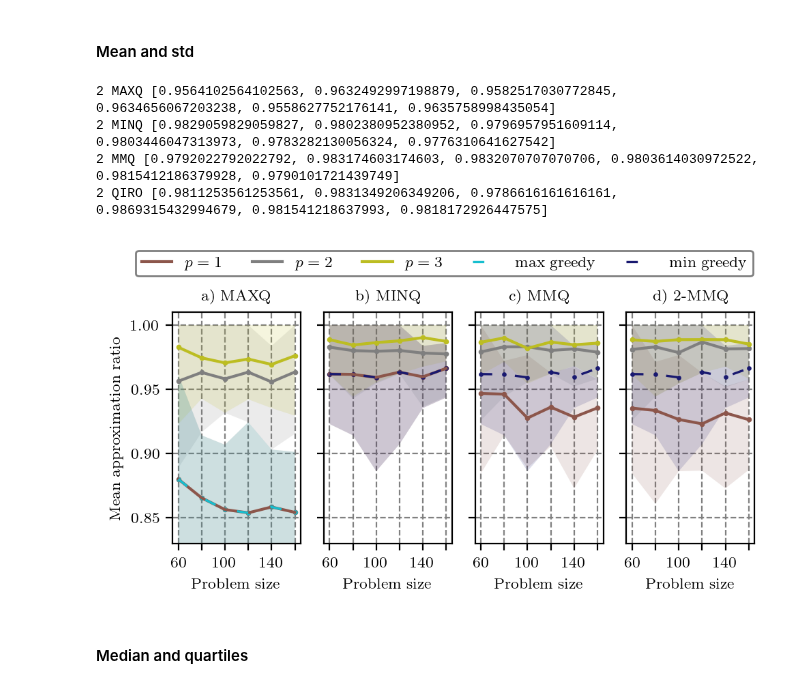
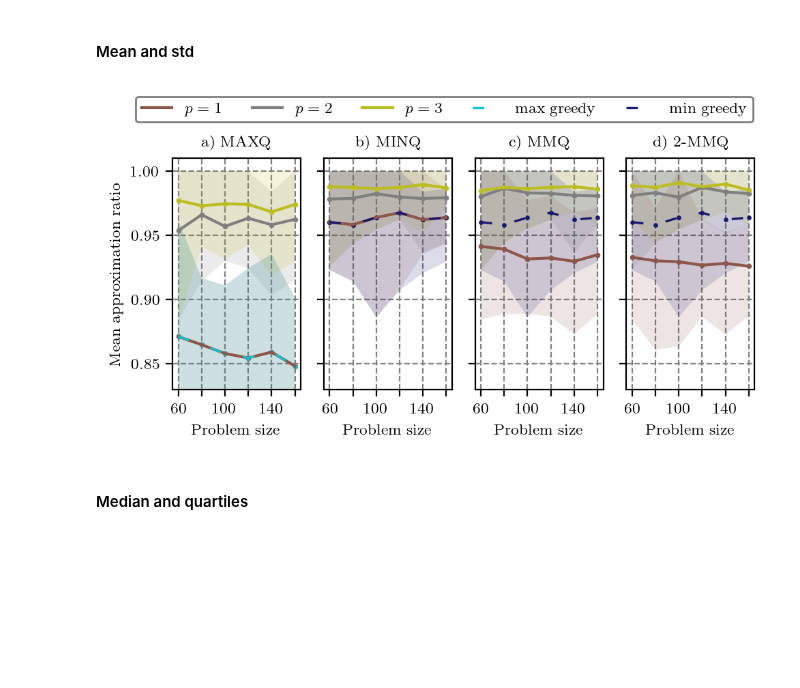
Before and after one commit to jernejrudifinzgar/qiro, a Jupyter notebook: Experiments/MIS_QIRO/scripts/plotting.ipynb, the cells around one changed output. Saved outputs shown, nothing was run; the diff lists cells and outputs as text; code cells hidden in the pictures; blank space fills up the shorter version.

```diff
--- a/Experiments/MIS_QIRO/scripts/plotting.ipynb
+++ b/Experiments/MIS_QIRO/scripts/plotting.ipynb
@@ -140,7 +137,7 @@ plotting_dic['max_greedy'] = []
 plotting_dic['min_greedy'] = []
 for variation in variations:
     for p in ps:
-        mean, std, median, lower_quantile, upper_quantilem, minimum, maximum = get_results(variation, p, runs, ns, iterations, version)
+        mean, std, median, lower_quantile, upper_quantile, minimum, maximum = get_results(variation, p, runs, ns, iterations, version)
         sub_dic = {}
         sub_dic['mean'] = mean
         sub_dic['std'] = std
@@ -246,8 +243,6 @@ for idx, ax in enumerate(axs):
     for p in ps:
 
         mean = plotting_dic[variation][p-1]['mean']
-        if p==2:
-            print(p, variation, mean)
 
         ax.scatter(ns, mean, s=3, label='_nolegend_', color=colors[counter+6])
         ax.plot(ns, mean, linestyle='solid', linewidth=1.5, label=labels[counter], color=colors[counter+6])
@@ -262,6 +257,8 @@ for idx, ax in enumerate(axs):
         counter +=1
     else:
         mean = plotting_dic['min_greedy'][0]['mean']
+        mean = plotting_dic['MINQ'][0]['mean']
+
 
         ax.scatter(ns, mean, s=2, label='_nolegend_', color=colors[counter+6])
         ax.plot(ns, mean, linestyle=(0, (5, 10)), linewidth=1.2, label=labels[counter], color=colors[counter+6])
@@ -274,38 +271,34 @@ for ax in axs:
     ax.set_axisbelow(True)
     ax.set_xticks(ns, [60, None, 100, None, 140, None])
    #ax.set_yscale('logit')
     ax.set_ylim(bottom=0.83, top=1.01)
 
 
 
 axs[0].set_ylabel('Mean approximation ratio')
 #ax1.set_xticks(range(1, 17, 2), np.round(np.linspace(0.1, 0.80, 8), 2))
 #ax1.set_xticks()
 # ax1.set_yscale('logit')
 axs[0].set_title('a) MAXQ', loc='center')
 axs[1].set_title('b) MINQ', loc='center')
 axs[2].set_title('c) MMQ', loc='center')
 axs[3].set_title('d) 2-MMQ', loc='center')
 # #ax1.gca()
 # ax1.yaxis.set_ticklabels([])
 # ax1.set_ylim(bottom=0.79, top=0.9997)
 #axs[0].set_yticks(major_yticks_pos, major_yticks_names)
 #axs[0].set_yticks(minor_yticks_pos, minor_ticks_names, minor=True)
 
 plt.tight_layout()
 lines, labels = axs[0].get_legend_handles_labels()
 lines2, labels2 = axs[1].get_legend_handles_labels()
 lines.append(lines2[-1])
 labels.append(labels2[-1])
 axs[1].legend(lines, labels, loc='upper center', ncols=6, bbox_to_anchor=(0.94, 1.3), fancybox=True, edgecolor = 'grey', framealpha=1, facecolor=None)
 fig.savefig('../results/MIS_mean_appr_vs_size_.pdf', dpi=300, bbox_inches='tight')
 plt.show()
 # %% [output]
-2 MAXQ [0.9564102564102563, 0.9632492997198879, 0.9582517030772845, 0.9634656067203238, 0.9558627752176141, 0.9635758998435054]
-2 MINQ [0.9829059829059827, 0.9802380952380952, 0.9796957951609114, 0.9803446047313973, 0.9783282130056324, 0.9776310641627542]
-2 MMQ [0.9792022792022792, 0.983174603174603, 0.9832070707070706, 0.9803614030972522, 0.9815412186379928, 0.9790101721439749]
-2 QIRO [0.9811253561253561, 0.9831349206349206, 0.9786616161616161, 0.9869315432994679, 0.981541218637993, 0.9818172926447575]
-[figure, old version]
+[figure, new version]
 # %% [markdown]
 #### Median and quartiles
 # %%
```
Also changed, not shown: parts of 2 cells of this notebook, 5 other files.
